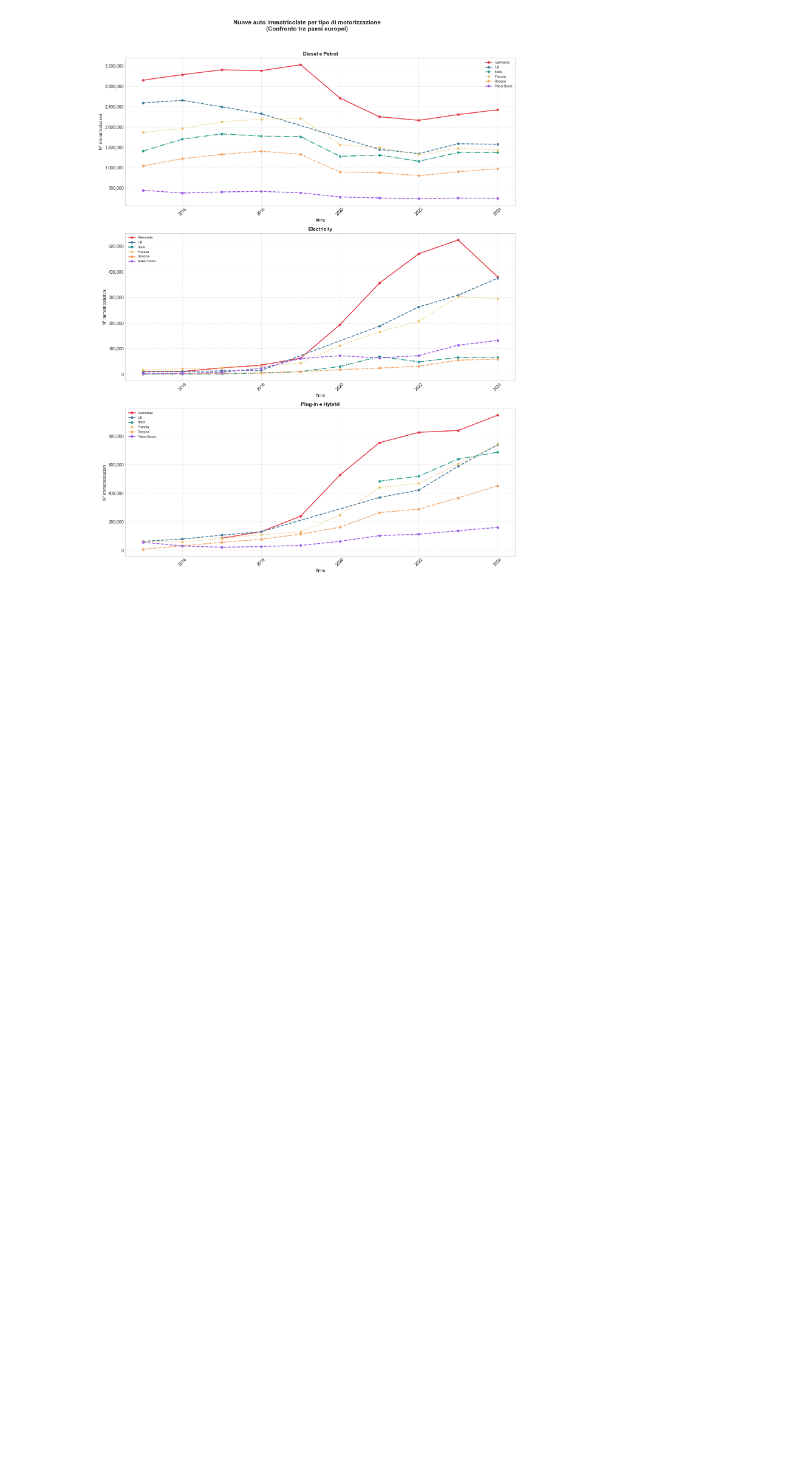
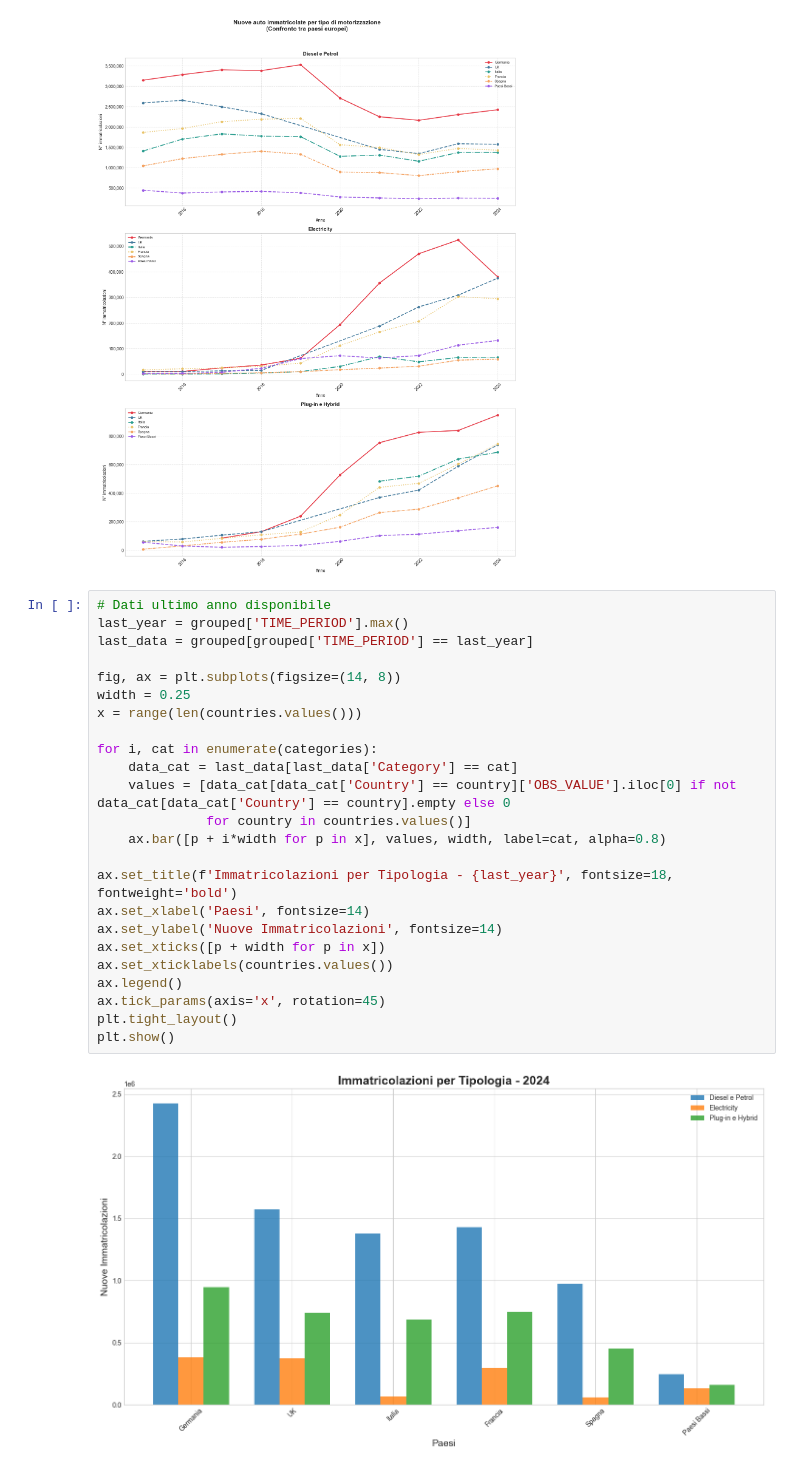
Before and after one commit to MarcoB27/data_visualization, a Jupyter notebook: script/combustion_engine_europe.ipynb, the cells around one changed output. Cells and saved outputs as stored; diff of their text form; blank space fills up the shorter version.

```diff
--- a/script/combustion_engine_europe.ipynb
+++ b/script/combustion_engine_europe.ipynb
@@ -88,3 +88,29 @@ for ax, cat in zip(axes, categories):
 plt.tight_layout()
 # %% [output]
 [figure]
+# %%
+# Dati ultimo anno disponibile
+last_year = grouped['TIME_PERIOD'].max()
+last_data = grouped[grouped['TIME_PERIOD'] == last_year]
+
+fig, ax = plt.subplots(figsize=(14, 8))
+width = 0.25
+x = range(len(countries.values()))
+
+for i, cat in enumerate(categories):
+    data_cat = last_data[last_data['Category'] == cat]
+    values = [data_cat[data_cat['Country'] == country]['OBS_VALUE'].iloc[0] if not data_cat[data_cat['Country'] == country].empty else 0
+              for country in countries.values()]
+    ax.bar([p + i*width for p in x], values, width, label=cat, alpha=0.8)
+
+ax.set_title(f'Immatricolazioni per Tipologia - {last_year}', fontsize=18, fontweight='bold')
+ax.set_xlabel('Paesi', fontsize=14)
+ax.set_ylabel('Nuove Immatricolazioni', fontsize=14)
+ax.set_xticks([p + width for p in x])
+ax.set_xticklabels(countries.values())
+ax.legend()
+ax.tick_params(axis='x', rotation=45)
+plt.tight_layout()
+plt.show()
+# %% [output]
+[figure, added]
```
Also changed, not shown: parts of 11 cells of this notebook, 2 other files.
